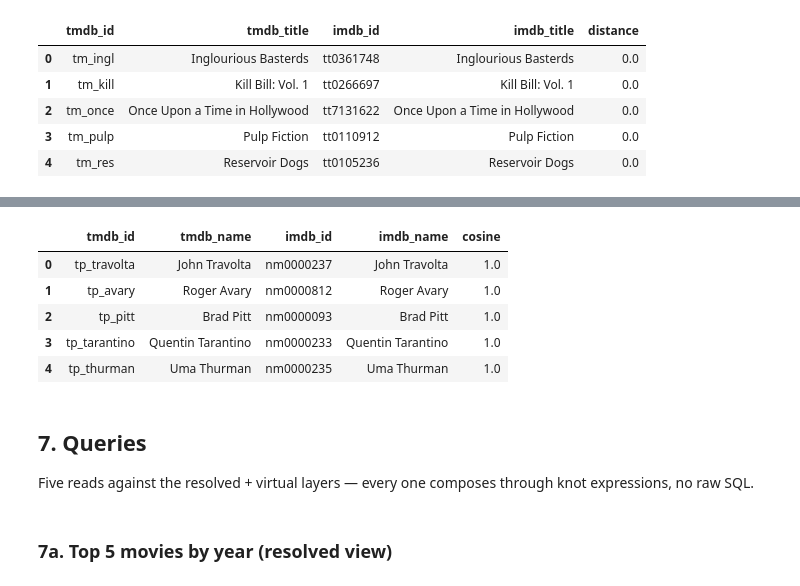
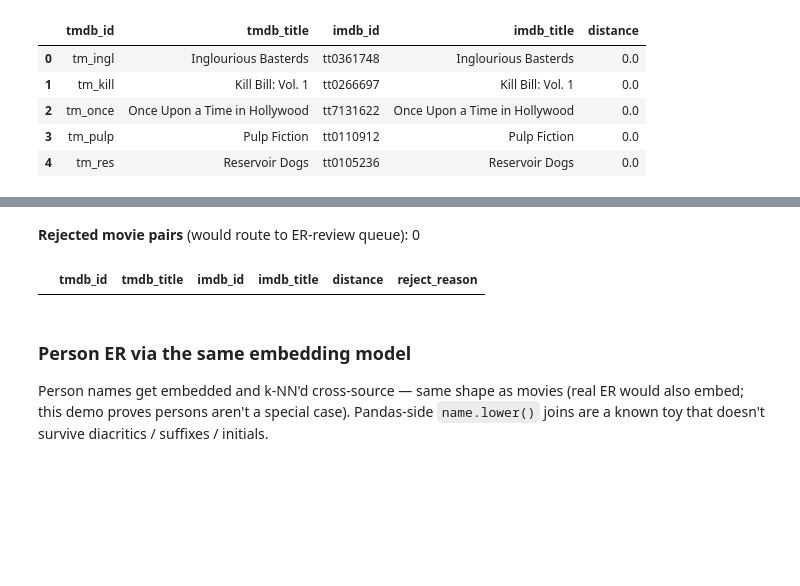
Before and after one commit to CircArgs/knot, a Jupyter notebook: notebooks/06_end_to_end.ipynb, the cells around one changed output, grey strips where cells are left out. Saved outputs shown, nothing was run; the diff lists cells and outputs as text; code cells hidden in the pictures; blank space fills up the shorter version.

```diff
--- a/notebooks/06_end_to_end.ipynb
+++ b/notebooks/06_end_to_end.ipynb
@@ -449,57 +501,12 @@ suffixes / initials.
+# %%
+mo.md(
+    f"""
+    **Rejected movie pairs** (would route to ER-review queue): {len(movie_rejected_df)}
+    """
+)
+# %% [output]
+**Rejected movie pairs** (would route to ER-review queue): 0
 # %%
-_ = embeddings_done
-# Person bindings don't have an embedding slot in this spec
-# (the spec only embeds Movie.title). Encode on the fly client-
-# side, run k-NN per tmdb person against the encoded imdb set —
-# same N+1 caveat as movies; same substrate gap.
-with engine.begin() as _conn:
-    _imdb_p = pd.read_sql_query(
-        text(
-            person.from_source(imdb_src)
-                .where(person.col.canonical_id.is_null())
-                .select(person.bindings_col.source_identifier, person.col.name)
-                .sql()
-        ), _conn,
-    )
-    _tmdb_p = pd.read_sql_query(
-        text(
-            person.from_source(tmdb_src)
-                .where(person.col.canonical_id.is_null())
-                .select(person.bindings_col.source_identifier, person.col.name)
-                .sql()
-        ), _conn,
-    )
-
-_imdb_vecs = model.encode(
-    _imdb_p["name"].tolist(), normalize_embeddings=True,
-    batch_size=256, convert_to_numpy=True,
-)
-_tmdb_vecs = model.encode(
-    _tmdb_p["name"].tolist(), normalize_embeddings=True,
-    batch_size=256, convert_to_numpy=True,
-)
-# Cosine similarity matrix → top-1 imdb neighbor per tmdb.
-_sim = _tmdb_vecs @ _imdb_vecs.T  # both normalized
-_best = _sim.argmax(axis=1)
-_best_score = _sim.max(axis=1)
-person_candidates_df = pd.DataFrame({
-    "tmdb_id": _tmdb_p["source_identifier"].values,
-    "tmdb_name": _tmdb_p["name"].values,
-    "imdb_id": _imdb_p["source_identifier"].iloc[_best].values,
-    "imdb_name": _imdb_p["name"].iloc[_best].values,
-    "cosine": _best_score.astype(float),
-}).sort_values("cosine", ascending=False).reset_index(drop=True)
-# Sanity guard: drop pairs below a confidence threshold.
-person_candidates_df = person_candidates_df[
-    person_candidates_df["cosine"] >= 0.85
-].reset_index(drop=True)
-
-_ = imdb_person_b, tmdb_person_b  # downstream dep marker
-person_candidates_df
+movie_rejected_df
 # %% [output]
-|  | tmdb_id | tmdb_name | imdb_id | imdb_name | cosine |
-| 0 | tp_travolta | John Travolta | nm0000237 | John Travolta | 1.0 |
-| 1 | tp_avary | Roger Avary | nm0000812 | Roger Avary | 1.0 |
-| 2 | tp_pitt | Brad Pitt | nm0000093 | Brad Pitt | 1.0 |
-| 3 | tp_tarantino | Quentin Tarantino | nm0000233 | Quentin Tarantino | 1.0 |
-| 4 | tp_thurman | Uma Thurman | nm0000235 | Uma Thurman | 1.0 |
+|  | tmdb_id | tmdb_title | imdb_id | imdb_title | distance | reject_reason |
@@ -580,7 +513,8 @@ er_done = True
-# %% [markdown]
-## 7. Queries
-
-Five reads against the resolved + virtual layers — every one
-composes through knot expressions, no raw SQL.
-# %% [markdown]
-### 7a. Top 5 movies by year (resolved view)
+# %% [markdown]
+### Person ER via the same embedding model
+
+Person names get embedded and k-NN'd cross-source — same
+shape as movies (real ER would also embed; this demo
+proves persons aren't a special case). Pandas-side `name.lower()`
+joins are a known toy that doesn't survive diacritics /
+suffixes / initials.
```
Also changed, not shown: parts of 36 cells of this notebook, 2 other files.
